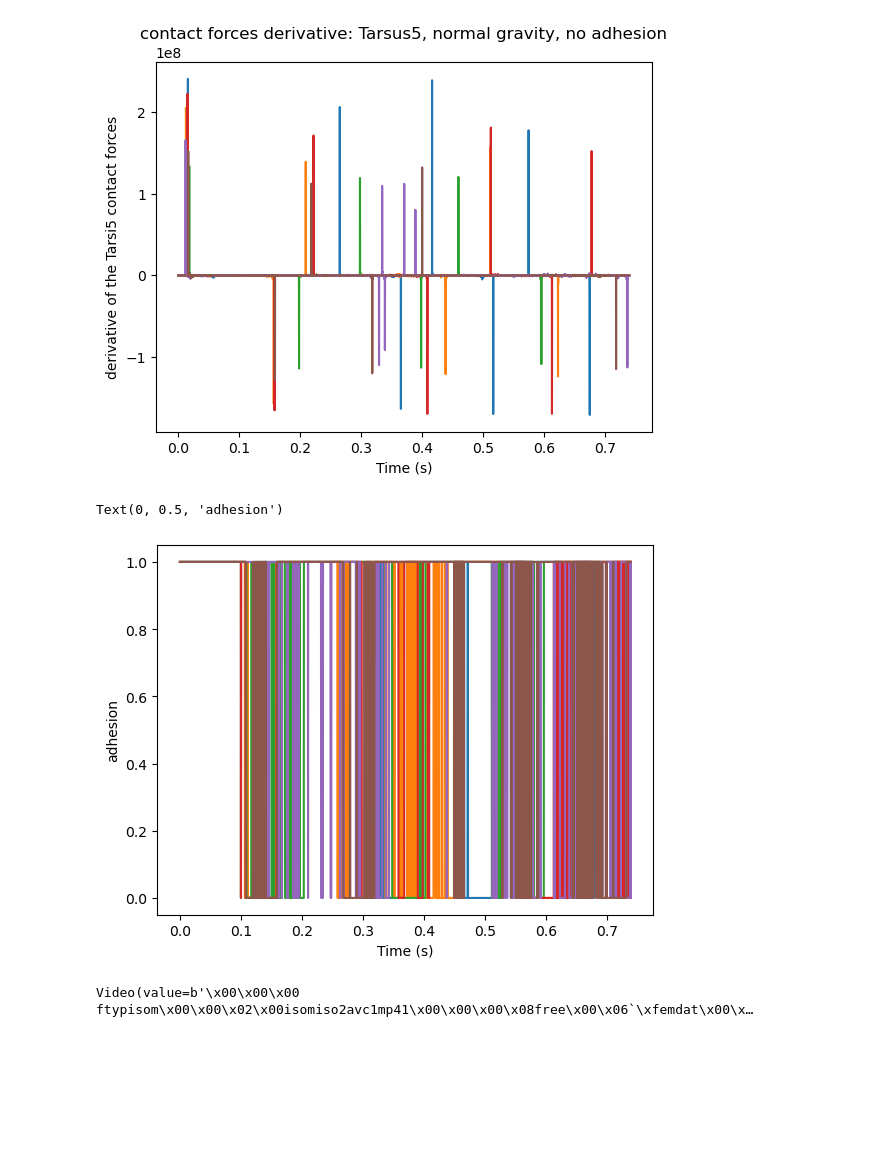
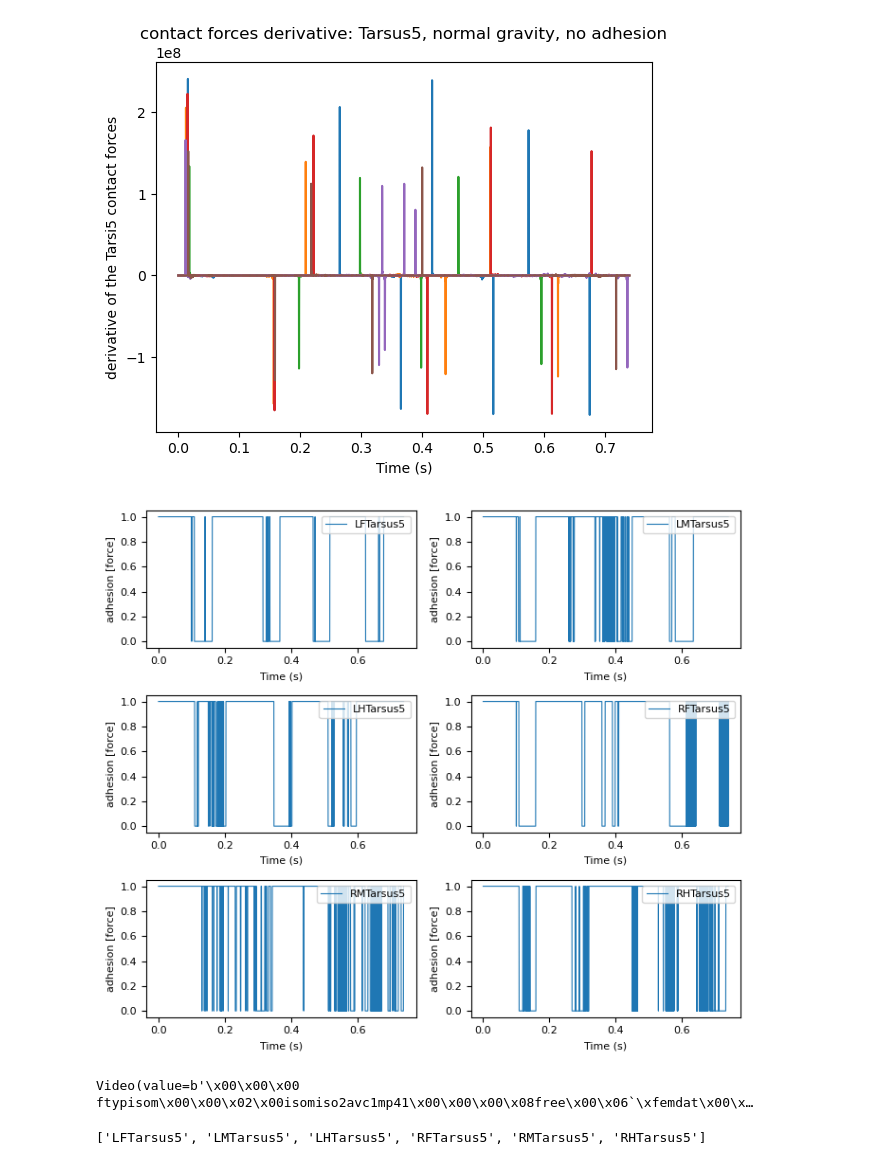
Before and after one commit to LaetiMS/flygym_adhesion-Laetitia, a Jupyter notebook: notebooks/mujoco_prerun_adhesion.ipynb, the cells around one changed output. Drawn from its saved outputs; the diff is of its cells as text; code cells hidden in the pictures; blank space fills up the shorter version.

Commit message:
changes in graphs and some modifications in prerun adhesion and contact forces

```diff
--- a/notebooks/mujoco_prerun_adhesion.ipynb
+++ b/notebooks/mujoco_prerun_adhesion.ipynb
@@ -263,14 +263,17 @@ array([   0,    1,    2, ..., 7388, 7389, 7390])
 # %%
 #calculating adhesion
 nr_adhesion_bodies = 6
-# nr_adhesion_bodies = 6 if "all"
-for i in range(nr_adhesion_bodies):
-    plt.plot(np.arange(len(adhesion_obs)) * nmf.timestep,
-        adhesion_obs[:,i],
-        label=nmf.actuated_adhesion_bodies[i])
-plt.legend()
-plt.xlabel('Time (s)')
-plt.ylabel('adh_val')
+fig_adh = plt.figure(figsize = (7,6))
+for i in range(6):
+    ax1 = fig_adh.add_subplot(321 + i)
+    ax1.plot(np.arange(len(adhesion_obs)) * nmf.timestep,np.array(adhesion_obs)[:, i], label=nmf.actuated_adhesion_bodies[i], linewidth = 0.8)
+    ax1.set_xlabel('Time (s)', fontsize = 8)
+    ax1.set_ylabel('adhesion [force]', fontsize = 8)
+    ax1.legend(loc = "upper right", fontsize = 8)
+    ax1.tick_params(labelsize = 8)
+#plt.legend()
+plt.tight_layout()
+#plt.title("contact forces derivative: Tarsus5, normal gravity, no adhesion")
 # %% [output]
 Text(0, 0.5, 'adh_val')
 [figure]
@@ -769,17 +772,19 @@ else:
 # %% [output]
 [figure]
 # %%
+fig_adh = plt.figure(figsize = (7,6))
 for i in range(6):
-    plt.plot(np.arange(len(adhesion_list)) * nmf.timestep,
-        np.array(adhesion_list)[:, i])#,
-        #label=touch_sensor_Tarsi5_names[i])
+    ax1 = fig_adh.add_subplot(321 + i)
+    ax1.plot(np.arange(len(adhesion_list)) * nmf.timestep,np.array(adhesion_list)[:, i], label=nmf.actuated_adhesion_bodies[i], linewidth = 0.8)
+    ax1.set_xlabel('Time (s)', fontsize = 8)
+    ax1.set_ylabel('adhesion [force]', fontsize = 8)
+    ax1.legend(loc = "upper right", fontsize = 8)
+    ax1.tick_params(labelsize = 8)
 #plt.legend()
-plt.xlabel('Time (s)')
-plt.ylabel('adhesion')
+plt.tight_layout()
 #plt.title("contact forces derivative: Tarsus5, normal gravity, no adhesion")
 # %% [output]
-Text(0, 0.5, 'adhesion')
-[figure, old version]
+[figure, new version]
 # %%
 video_path = Path('PreRunAdhesion_Videos/video_noADH_modifs_MCoxa_45_MHscale1_5_Fscale0_75_left_view_DYNADHESION.mp4')
 nmf.save_video(video_path)
@@ -790,0 +805,4 @@ Video(value=b'\x00\x00\x00 ftypisom\x00\x00\x02\x00isomiso2avc1mp41\x00\x00\x00\
+# %%
+all_adhesion_bodies
+# %% [output]
+['LFTarsus5', 'LMTarsus5', 'LHTarsus5', 'RFTarsus5', 'RMTarsus5', 'RHTarsus5']
```
Also changed, not shown: parts of 4 cells of this notebook, 8 other files.
